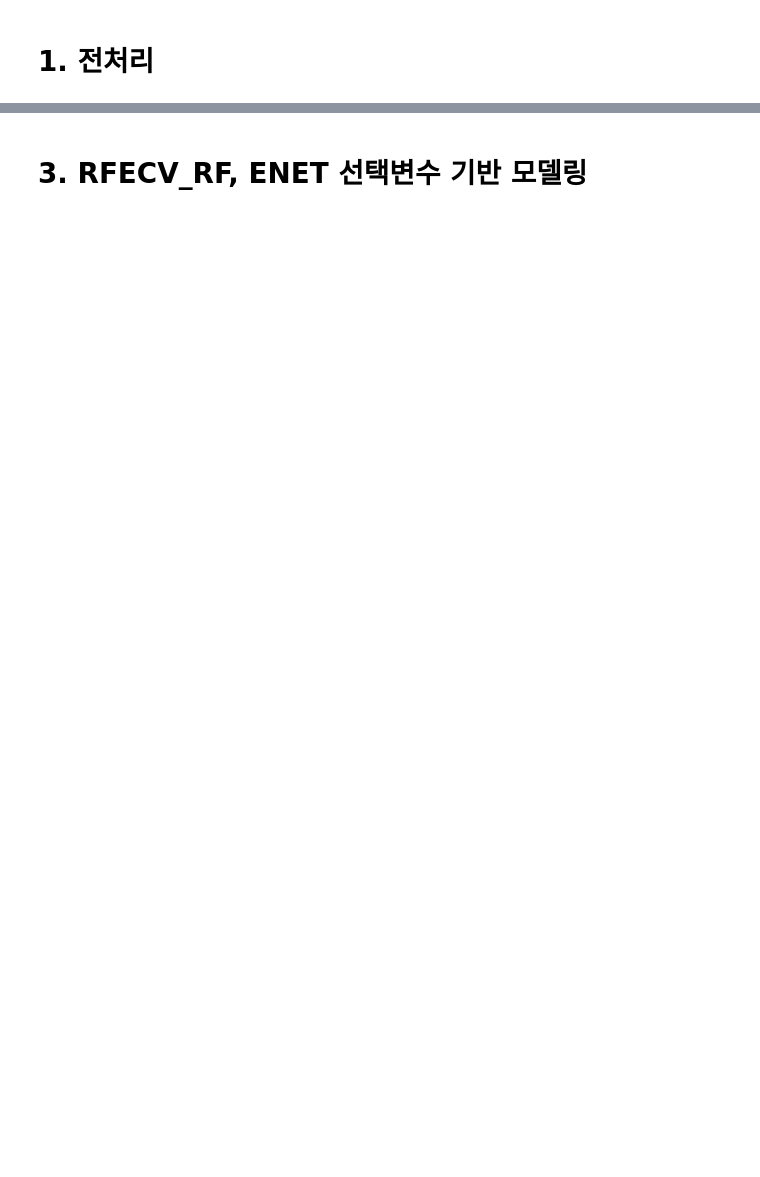
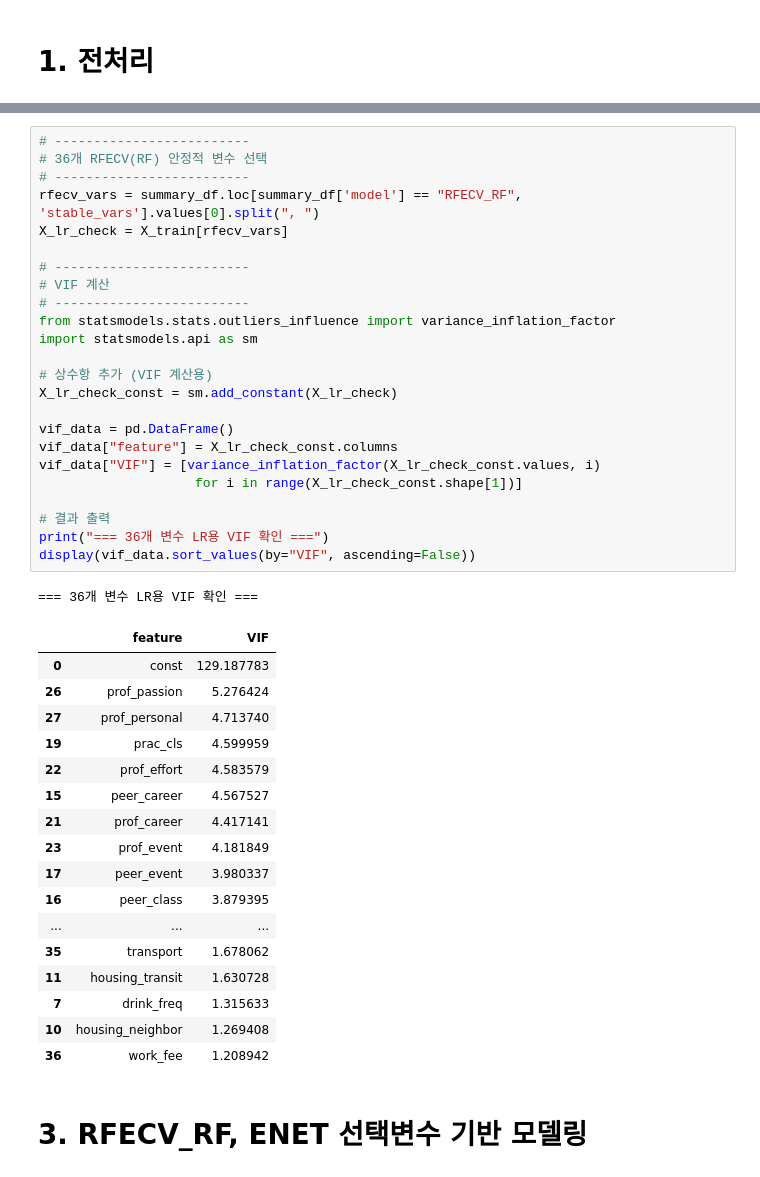
Before and after one commit to hyejinppp/Proposal, a Jupyter notebook: sat.validation.ipynb, the cells around one changed output, grey strips where cells are left out. Saved outputs shown, nothing was run; the diff lists cells and outputs as text; blank space fills up the shorter version.

```diff
--- a/sat.validation.ipynb
+++ b/sat.validation.ipynb
@@ -418,3 +448,46 @@ Train: (213, 171), Validation: (71, 171), Test: (71, 171)
+# %%
+# -------------------------
+# 36개 RFECV(RF) 안정적 변수 선택
+# -------------------------
+rfecv_vars = summary_df.loc[summary_df['model'] == "RFECV_RF", 'stable_vars'].values[0].split(", ")
+X_lr_check = X_train[rfecv_vars]
+
+# -------------------------
+# VIF 계산
+# -------------------------
+from statsmodels.stats.outliers_influence import variance_inflation_factor
+import statsmodels.api as sm
+
+# 상수항 추가 (VIF 계산용)
+X_lr_check_const = sm.add_constant(X_lr_check)
+
+vif_data = pd.DataFrame()
+vif_data["feature"] = X_lr_check_const.columns
+vif_data["VIF"] = [variance_inflation_factor(X_lr_check_const.values, i)
+                    for i in range(X_lr_check_const.shape[1])]
+
+# 결과 출력
+print("=== 36개 변수 LR용 VIF 확인 ===")
+display(vif_data.sort_values(by="VIF", ascending=False))
+# %% [output]
+=== 36개 변수 LR용 VIF 확인 ===
+|  | feature | VIF |
+| 0 | const | 129.187783 |
+| 26 | prof_passion | 5.276424 |
+| 27 | prof_personal | 4.713740 |
+| 19 | prac_cls | 4.599959 |
+| 22 | prof_effort | 4.583579 |
+| 15 | peer_career | 4.567527 |
+| 21 | prof_career | 4.417141 |
+| 23 | prof_event | 4.181849 |
+| 17 | peer_event | 3.980337 |
+| 16 | peer_class | 3.879395 |
+| ... | ... | ... |
+| 35 | transport | 1.678062 |
+| 11 | housing_transit | 1.630728 |
+| 7 | drink_freq | 1.315633 |
+| 10 | housing_neighbor | 1.269408 |
+| 36 | work_fee | 1.208942 |
 # %% [markdown]
 # 3. RFECV_RF, ENET 선택변수 기반 모델링
 # %%
```
Also changed, not shown: parts of 9 cells of this notebook.
